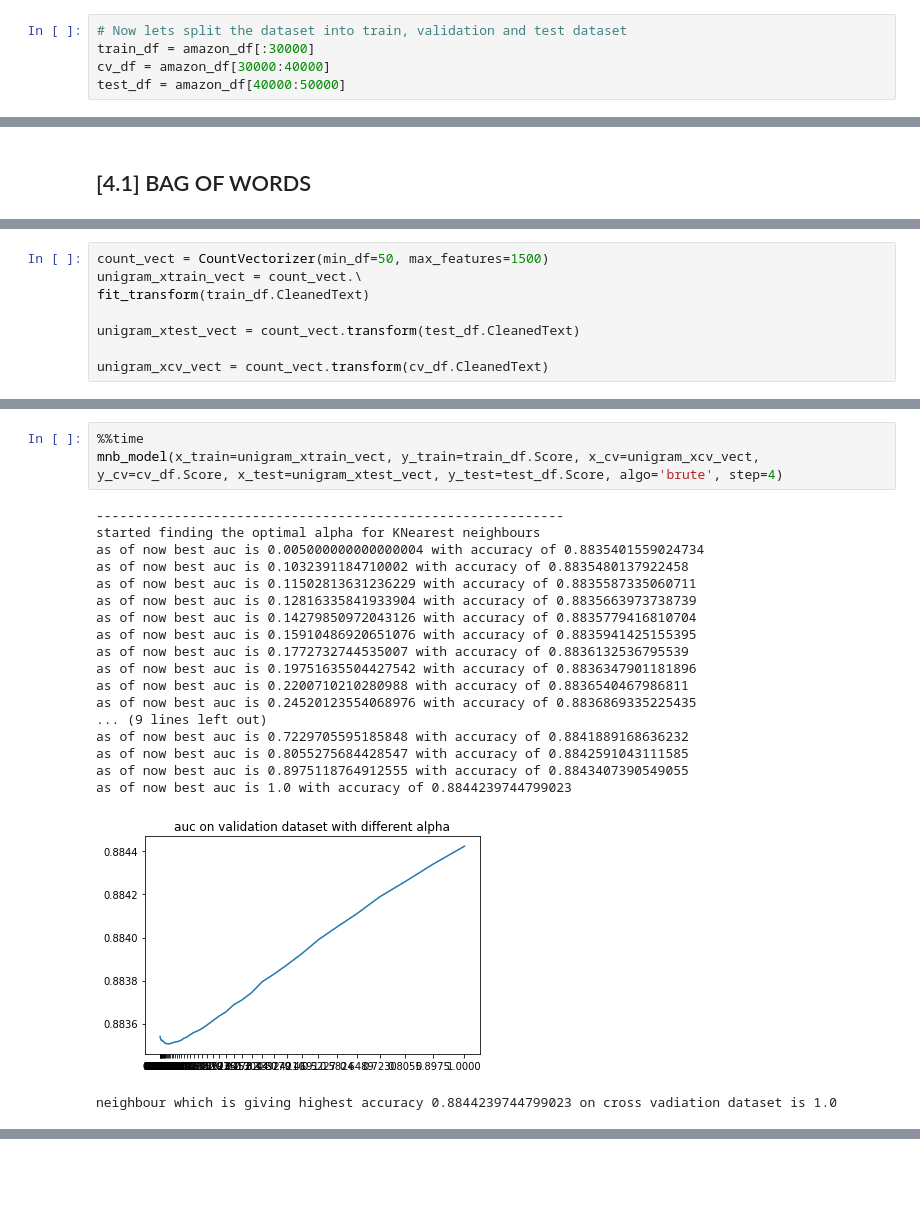
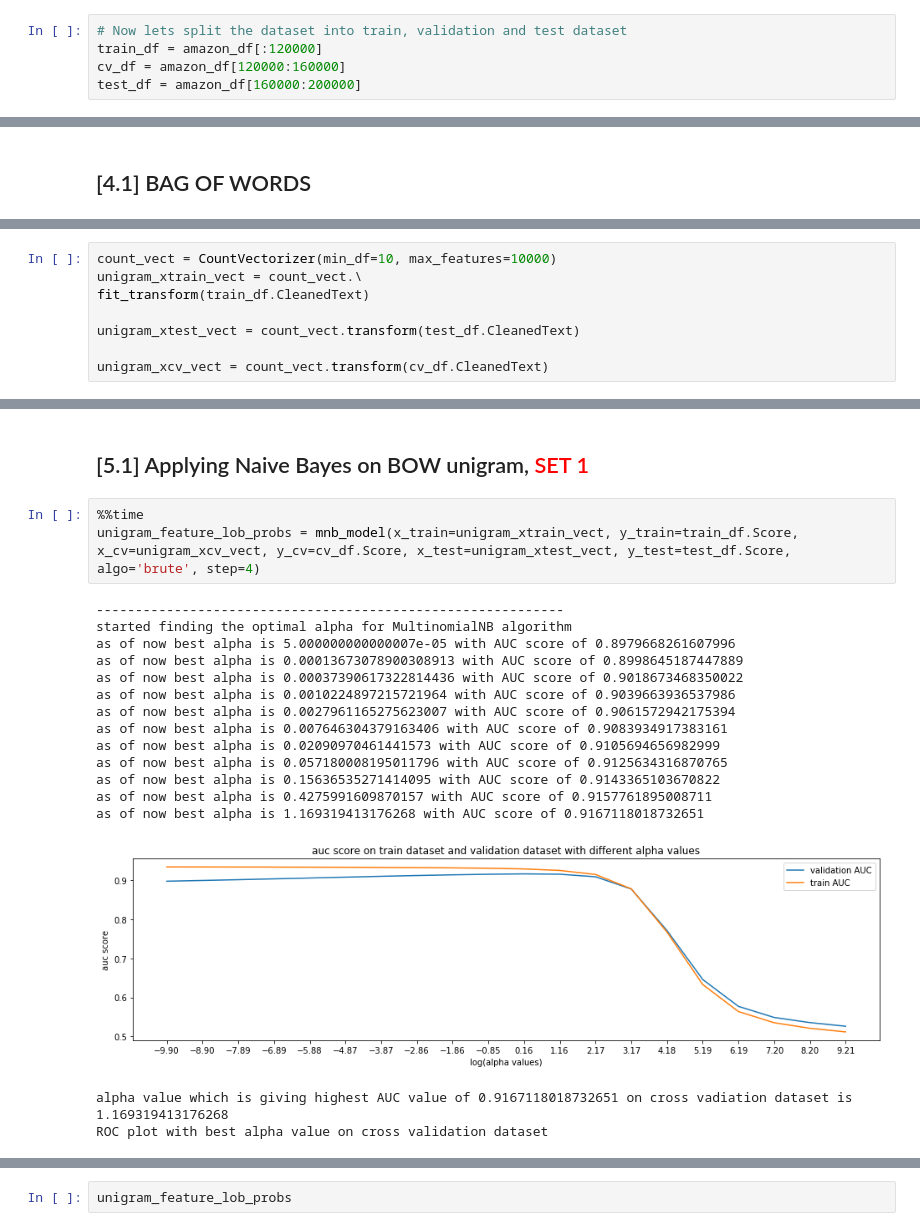
Before and after one commit to Kali-Dev/amazon-fine-food-reviews-analysis, a Jupyter notebook: Naive_bayes model for amazon fine food reviews dataset.ipynb, the cells around one changed output, grey strips where cells are left out. Cells and saved outputs as stored; diff of their text form; blank space fills up the shorter version.

Commit message:
updated naive bayes model function applied naive bayes model to all vectorizers

```diff
--- a/Naive_bayes model for amazon fine food reviews dataset.ipynb
+++ b/Naive_bayes model for amazon fine food reviews dataset.ipynb
@@ -323,8 +336,8 @@ So the amazon fine food reviews dataset is higly imbalanced with postive reviews
 # %%
 # Now lets split the dataset into train, validation and test dataset
-train_df = amazon_df[:30000]
-cv_df = amazon_df[30000:40000]
-test_df = amazon_df[40000:50000]
+train_df = amazon_df[:120000]
+cv_df = amazon_df[120000:160000]
+test_df = amazon_df[160000:200000]
 # %%
 train_df.shape, test_df.shape, cv_df.shape
 # %% [output]
@@ -338,5 +351,5 @@ train_df.shape, test_df.shape, cv_df.shape
 # %%
-count_vect = CountVectorizer(min_df=50, max_features=1500)
+count_vect = CountVectorizer(min_df=10, max_features=10000)
 unigram_xtrain_vect = count_vect.\
 fit_transform(train_df.CleanedText)
 
@@ -423,23 +550,22 @@ def mnb_model(x_train, y_train, x_cv, y_cv, x_test, y_test, algo,step):
+# %% [markdown]
+## [5.1] Applying Naive Bayes on BOW unigram,<font color='red'> SET 1</font>
 # %%
 %%time
-mnb_model(x_train=unigram_xtrain_vect, y_train=train_df.Score, x_cv=unigram_xcv_vect, y_cv=cv_df.Score, x_test=unigram_xtest_vect, y_test=test_df.Score, algo='brute', step=4)
+unigram_feature_lob_probs = mnb_model(x_train=unigram_xtrain_vect, y_train=train_df.Score, x_cv=unigram_xcv_vect, y_cv=cv_df.Score, x_test=unigram_xtest_vect, y_test=test_df.Score, algo='brute', step=4)
 # %% [output]
 ------------------------------------------------------------
-started finding the optimal alpha for KNearest neighbours
-as of now best auc is 0.005000000000000004 with accuracy of 0.8835401559024734
-as of now best auc is 0.1032391184710002 with accuracy of 0.8835480137922458
-as of now best auc is 0.11502813631236229 with accuracy of 0.8835587335060711
-as of now best auc is 0.12816335841933904 with accuracy of 0.8835663973738739
-as of now best auc is 0.14279850972043126 with accuracy of 0.8835779416810704
-as of now best auc is 0.15910486920651076 with accuracy of 0.8835941425155395
-as of now best auc is 0.1772732744535007 with accuracy of 0.8836132536795539
-as of now best auc is 0.19751635504427542 with accuracy of 0.8836347901181896
-as of now best auc is 0.2200710210280988 with accuracy of 0.8836540467986811
-as of now best auc is 0.24520123554068976 with accuracy of 0.8836869335225435
-... (9 lines left out)
-as of now best auc is 0.7229705595185848 with accuracy of 0.8841889168636232
-as of now best auc is 0.8055275684428547 with accuracy of 0.8842591043111585
-as of now best auc is 0.8975118764912555 with accuracy of 0.8843407390549055
-as of now best auc is 1.0 with accuracy of 0.8844239744799023
+started finding the optimal alpha for MultinomialNB algorithm
+as of now best alpha is 5.000000000000007e-05 with AUC score of 0.8979668261607996
+as of now best alpha is 0.00013673078900308913 with AUC score of 0.8998645187447889
+as of now best alpha is 0.00037390617322814436 with AUC score of 0.9018673468350022
+as of now best alpha is 0.0010224897215721964 with AUC score of 0.9039663936537986
+as of now best alpha is 0.0027961165275623007 with AUC score of 0.9061572942175394
+as of now best alpha is 0.007646304379163406 with AUC score of 0.9083934917383161
+as of now best alpha is 0.02090970461441573 with AUC score of 0.9105694656982999
+as of now best alpha is 0.057180008195011796 with AUC score of 0.9125634316870765
+as of now best alpha is 0.15636535271414095 with AUC score of 0.9143365103670822
+as of now best alpha is 0.4275991609870157 with AUC score of 0.9157761895008711
+as of now best alpha is 1.169319413176268 with AUC score of 0.9167118018732651
-[figure, old version]
+[figure, new version]
-neighbour which is giving highest accuracy 0.8844239744799023 on cross vadiation dataset is 1.0
+alpha value which is giving highest AUC value of 0.9167118018732651 on cross vadiation dataset is 1.169319413176268
+ROC plot with best alpha value on cross validation dataset
@@ -471,0 +601,2 @@ Wall time: 13.1 s
+# %%
+unigram_feature_lob_probs
```
Also changed, not shown: parts of 45 cells of this notebook.
